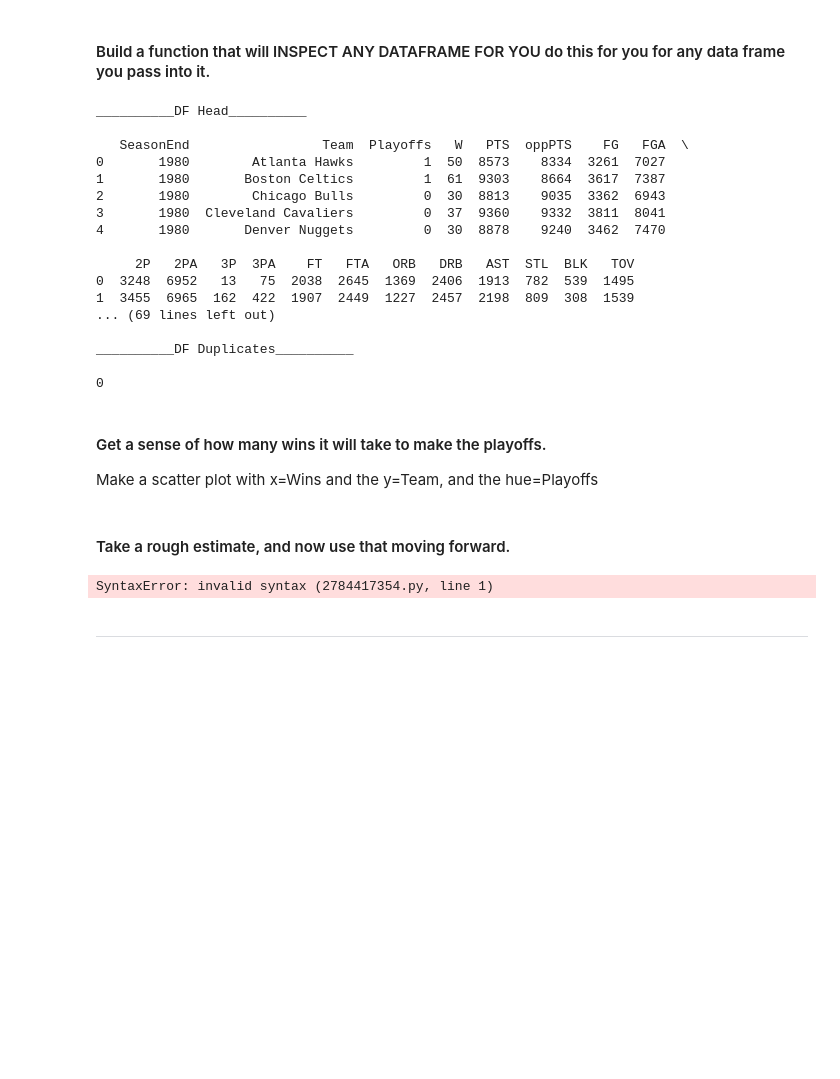
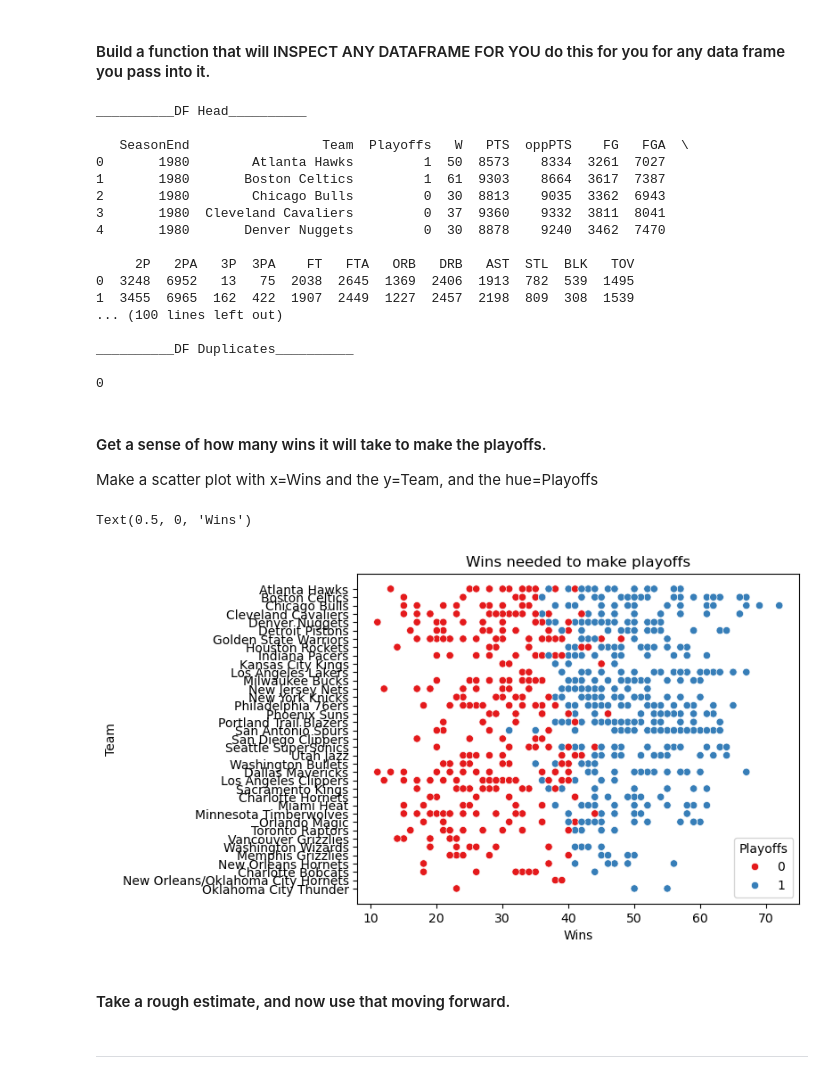
Before and after one commit to AndrewLamCS/my-fork-2024-DS-Fri-1230, a Jupyter notebook: Week-07-Regression/Exercise-AL.ipynb, the cells around one changed output. Cells and saved outputs as stored; diff of their text form; code cells hidden in the pictures; blank space fills up the shorter version.

```diff
--- a/Week-07-Regression/Exercise-AL.ipynb
+++ b/Week-07-Regression/Exercise-AL.ipynb
@@ -141,6 +141,9 @@ def inspect_dataframe(input_df):
 
     print("\n__________DF Describe__________\n")
     print(input_df.describe())
+
+    print("\n__________DF Info__________\n")
+    print(input_df.info())
 
     print("\n__________DF Nulls__________\n")
     print(input_df.isnull().sum())
@@ -163,7 +166,7 @@ __________DF Head__________
      2P   2PA   3P  3PA    FT   FTA   ORB   DRB   AST  STL  BLK   TOV
 0  3248  6952   13   75  2038  2645  1369  2406  1913  782  539  1495
 1  3455  6965  162  422  1907  2449  1227  2457  2198  809  308  1539
-... (69 lines left out)
+... (100 lines left out)
 
 __________DF Duplicates__________
 
@@ -171,12 +174,17 @@ __________DF Duplicates__________
 # %% [markdown]
 #### Get a sense of how many wins it will take to make the playoffs.
 Make a scatter plot with x=Wins and the y=Team, and the hue=Playoffs
+# %%
+sns.scatterplot(data=df, x="W", y="Team", hue="Playoffs", palette="Set1")
+plt.title("Wins needed to make playoffs")
+plt.xlabel("Wins")
+# %% [output]
+Text(0.5, 0, 'Wins')
+[figure, added]
 # %% [markdown]
 #### Take a rough estimate, and now use that moving forward.
 # %%
-WINS_NEED_TO_MAKE_PLAYOFFS = ???
+WINS_NEED_TO_MAKE_PLAYOFFS = 40
-# %% [output]
-SyntaxError: invalid syntax (2784417354.py, line 1)
 # %% [markdown]
 ---
 # %% [markdown]
```
Also changed, not shown: parts of 1 cell of this notebook.
